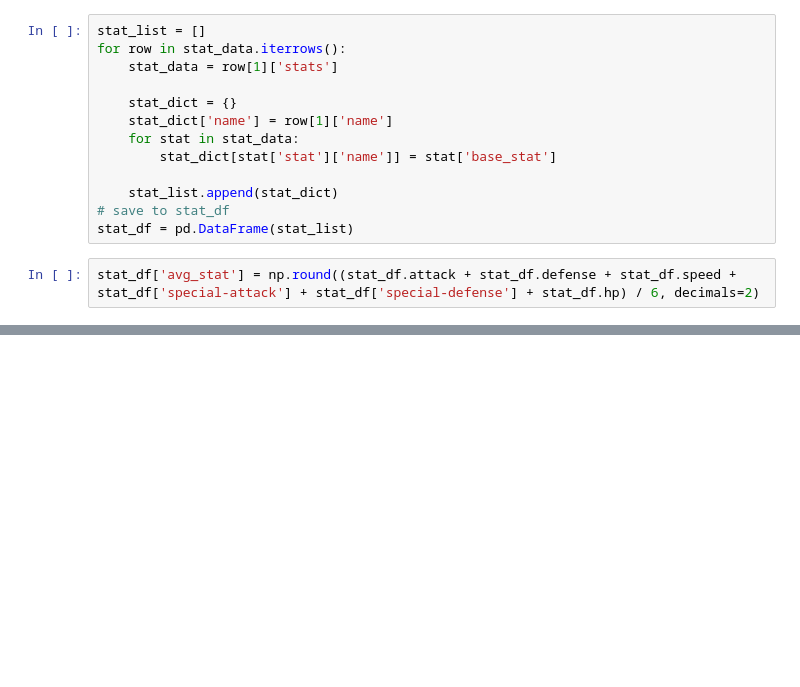
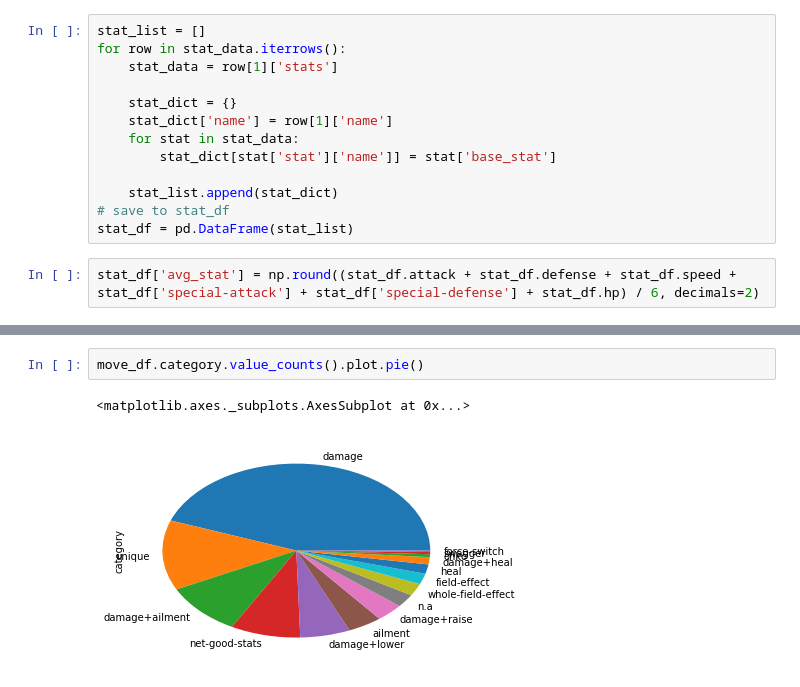
Before and after one commit to wd810/project-3, a Jupyter notebook: project-3/data/Pokemon_State.ipynb, the cells around one changed output, grey strips where cells are left out. Drawn from its saved outputs; the diff is of its cells as text; blank space fills up the shorter version.

```diff
--- a/project-3/data/Pokemon_State.ipynb
+++ b/project-3/data/Pokemon_State.ipynb
@@ -45,0 +171,5 @@ stat_df.describe()
+# %%
+move_df.category.value_counts().plot.pie()
+# %% [output]
+<matplotlib.axes._subplots.AxesSubplot at 0x...>
+[figure, added]
```
Also changed, not shown: parts of 28 cells of this notebook, 24 other files.
